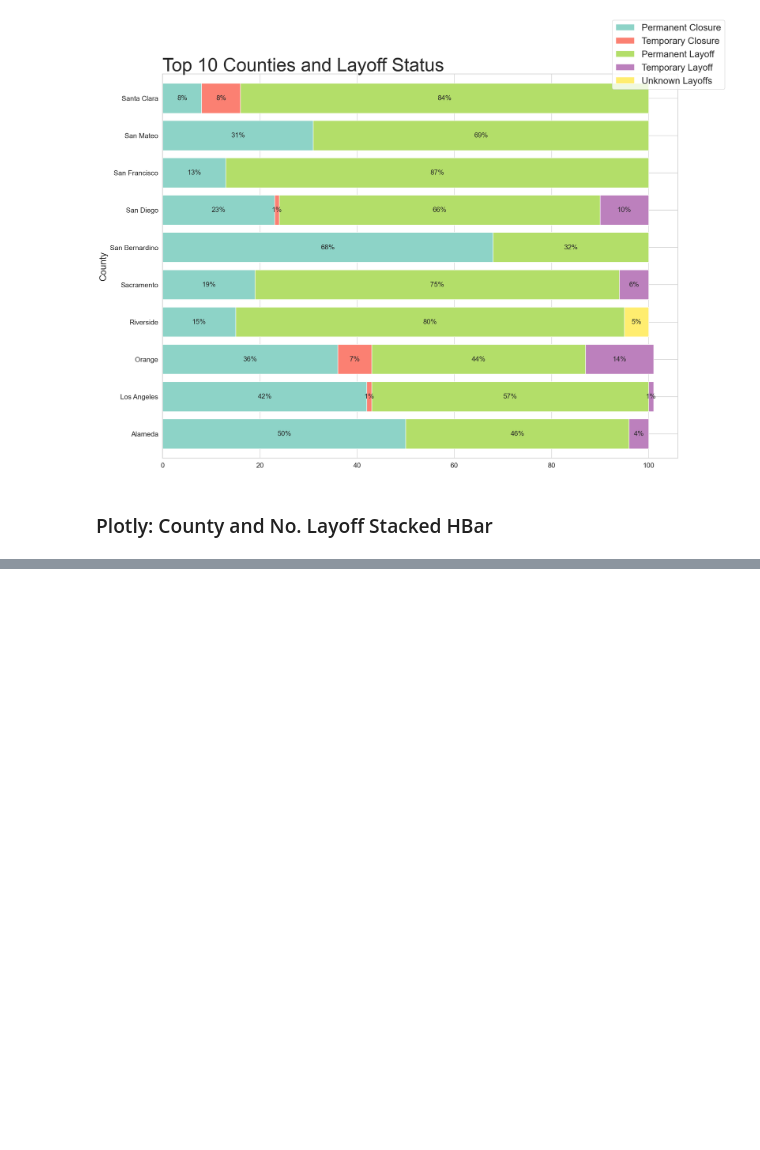
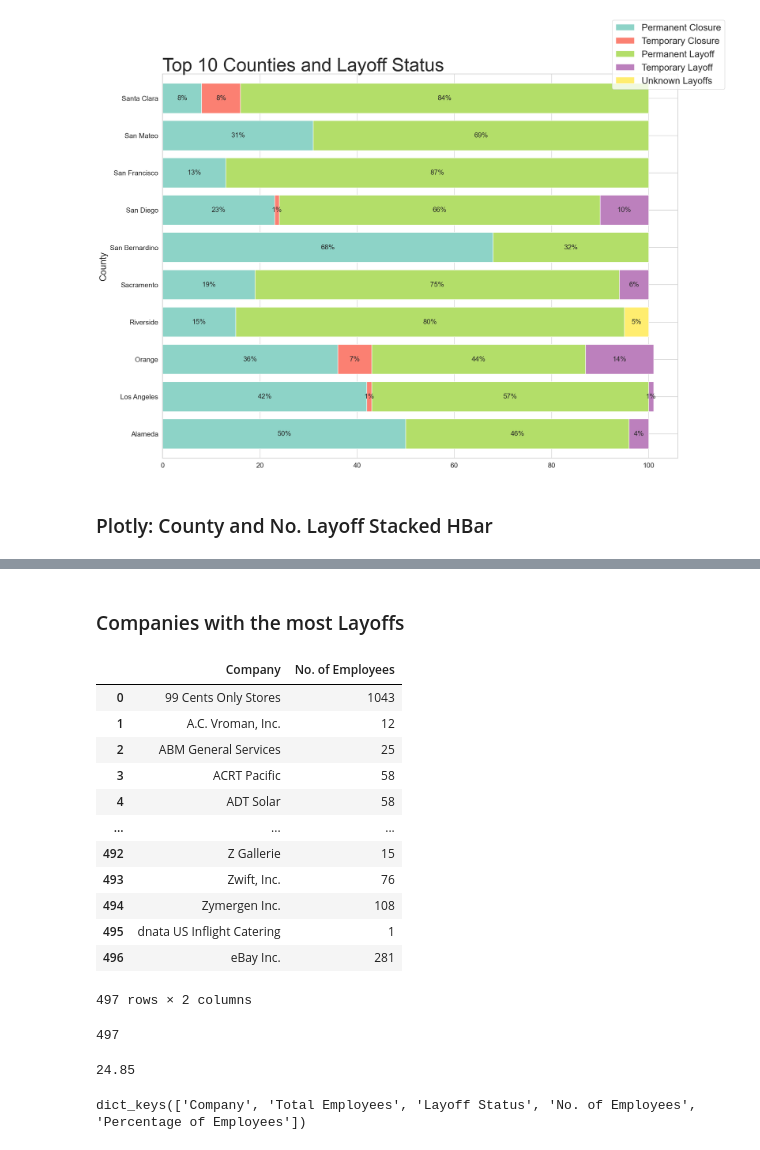
Before and after one commit to lleiva25/WARN-Notice-Analysis, a Jupyter notebook: WARN_Notice_Database_Analysis.ipynb, the cells around one changed output, grey strips where cells are left out. Saved outputs shown, nothing was run; the diff lists cells and outputs as text; code cells hidden in the pictures; blank space fills up the shorter version.

```diff
--- a/WARN_Notice_Database_Analysis.ipynb
+++ b/WARN_Notice_Database_Analysis.ipynb
@@ -1552,0 +1685,37 @@ fig.show()
+# %% [markdown]
+<h3>Companies with the most Layoffs</h3>
+# %%
+company_employees = merged_df.groupby('Company').sum().reset_index()
+
+company_employees = company_employees[['Company',
+                                       'No. of Employees'
+                                       ]]
+
+company_employees
+# %% [output]
+|  | Company | No. of Employees |
+| 0 | 99 Cents Only Stores | 1043 |
+| 1 | A.C. Vroman, Inc. | 12 |
+| 2 | ABM General Services | 25 |
+| 3 | ACRT Pacific | 58 |
+| 4 | ADT Solar | 58 |
+| ... | ... | ... |
+| 492 | Z Gallerie | 15 |
+| 493 | Zwift, Inc. | 76 |
+| 494 | Zymergen Inc. | 108 |
+| 495 | dnata US Inflight Catering | 1 |
+| 496 | eBay Inc. | 281 |
+497 rows × 2 columns
+# %%
+len(company_all_percent['Company'].unique())
+# %% [output]
+497
+# %%
+497/20
+# %% [output]
+24.85
+# %%
+company_all_percent_dict = company_all_percent.to_dict()
+company_all_percent_dict.keys()
+# %% [output]
+dict_keys(['Company', 'Total Employees', 'Layoff Status', 'No. of Employees', 'Percentage of Employees'])
```
Also changed, not shown: parts of 14 cells of this notebook, 5 other files.
